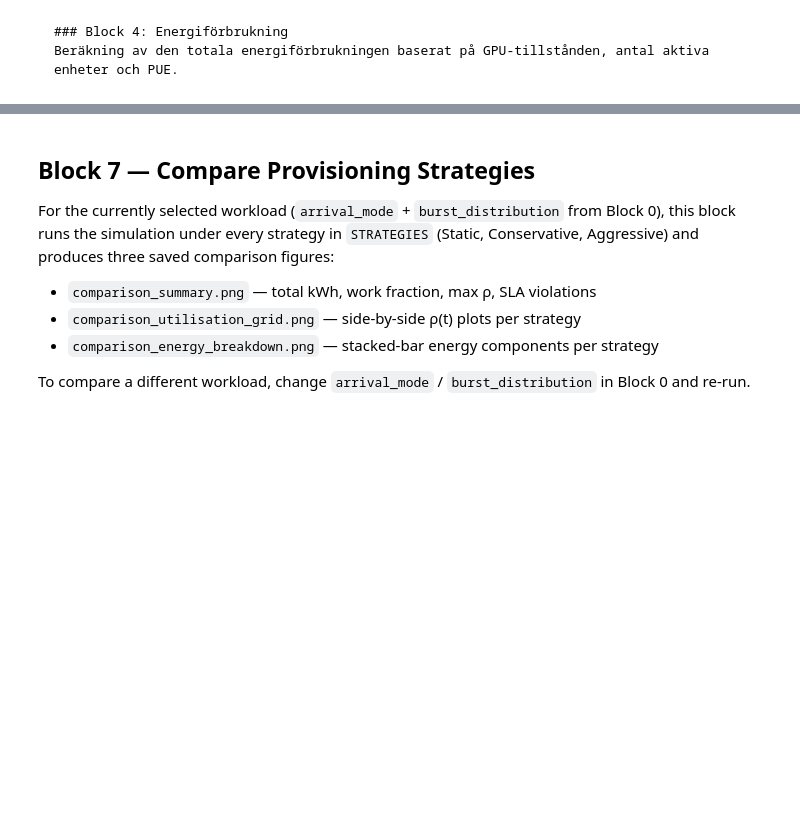
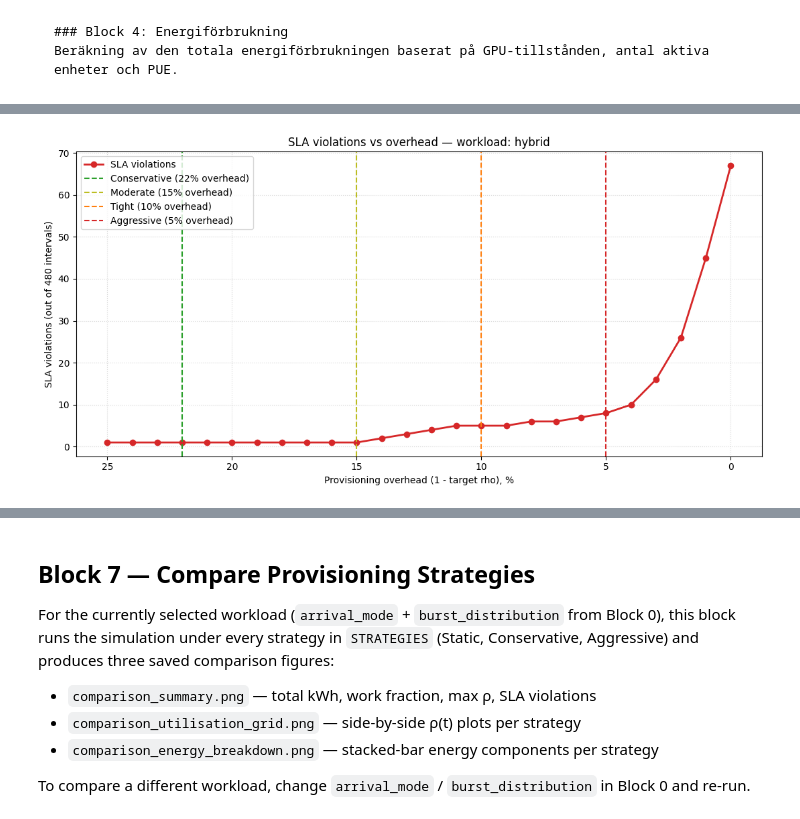
Before and after one commit to Tareg95/Modeling-of-the-Energy-Consumption-of-AI-Inference-Workloads, a Jupyter notebook: notebooks/ai_inference_energy_model.ipynb, the cells around one changed output, grey strips where cells are left out. Saved outputs shown, nothing was run; the diff lists cells and outputs as text; code cells hidden in the pictures; blank space fills up the shorter version.

```diff
--- a/notebooks/ai_inference_energy_model.ipynb
+++ b/notebooks/ai_inference_energy_model.ipynb
@@ -720,0 +652,64 @@ SLA viol /96                 1             7            18 |             0
+# %%
+# --- Block 6: Headroom Sweep — SLA Violations vs Overhead ---
+import numpy as np
+import matplotlib.pyplot as plt
+
+from src.Simulation import (
+    apply_cold_start_lag,
+    build_lambda_15min,
+    utilisation_arrays,
+)
+
+# Pin the workload to whatever Block 0 / Block 1 selected.
+l_arr = build_lambda_15min(
+    arrival_mode=arrival_mode, burst_params=burst_params,
+    arrival_params=arrival_params,
+    lambda_hourly=lambda_hourly, lambda_peak=lambda_peak,
+    lambda_15min_nhpp=lambda_15min_nhpp,
+    T=T_day, num_steps=num_steps, step_hours=step_hours,
+)
+
+# Sweep target rho from 0.75 (25% overhead) up to 1.00 (0% overhead).
+target_rhos = np.linspace(0.75, 1.00, 26)
+overhead_pct = (1.0 - target_rhos) * 100.0
+violations = np.zeros_like(target_rhos, dtype=int)
+
+for i, rho_star in enumerate(target_rhos):
+    c_target = np.minimum(scale_in_pods(l_arr / (rho_star * mu)), total_gpus)
+    c_ready_i = apply_cold_start_lag(c_target)
+    util_i = utilisation_arrays(l_arr, c_target, c_ready_i, mu, total_gpus)
+    violations[i] = int(np.sum(util_i["rho_effective"] > 1.0))
+
+# Strategy reference points (decreasing headroom)
+refs = [
+    ("Conservative", cluster.target_rho_conservative, "tab:green"),
+    ("Moderate",     cluster.target_rho_moderate,     "tab:olive"),
+    ("Tight",        cluster.target_rho_tight,        "tab:orange"),
+    ("Aggressive",   cluster.target_rho_aggressive,   "tab:red"),
+]
+
+fig, ax = plt.subplots(figsize=(11, 5.5))
+ax.plot(overhead_pct, violations, marker="o", linewidth=2,
+        color="tab:red", label="SLA violations")
+for name, rho_star, color in refs:
+    pct = (1.0 - rho_star) * 100.0
+    ax.axvline(pct, color=color, linestyle="--", linewidth=1.5,
+               label=f"{name} ({pct:.0f}% overhead)")
+ax.invert_xaxis()  # 25% → 0% left-to-right
+ax.set_xlabel("Provisioning overhead (1 - target rho), %")
+ax.set_ylabel(f"SLA violations (out of {num_steps} intervals)")
+ax.set_title(f"SLA violations vs overhead — workload: {arrival_mode}")
+ax.grid(True, linestyle=":", alpha=0.5)
+ax.legend(loc="upper left")
+plt.tight_layout()
+fig.savefig(FIG_DIR / "headroom_sweep_violations.png",
+            dpi=300, bbox_inches="tight")
+plt.show()
+plt.close()
+
+print(f"{'Overhead %':>12s}{'Target rho':>14s}{'SLA viol':>12s}")
+print("-" * 38)
+for op, tr, v in zip(overhead_pct, target_rhos, violations):
+    print(f"{op:12.1f}{tr:14.3f}{v:12d}")
+# %% [output]
+[figure, added]
```
Also changed, not shown: parts of 12 cells of this notebook, 11 other files.
